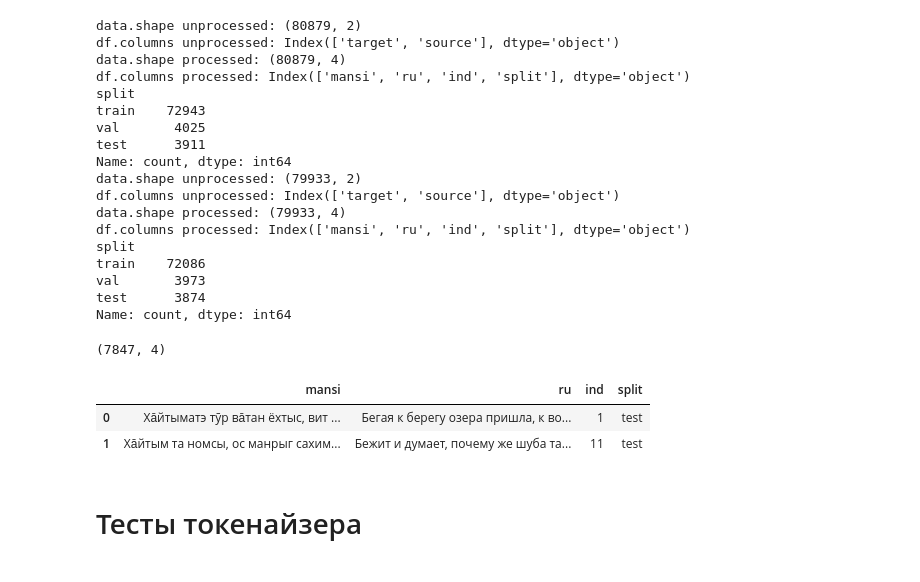
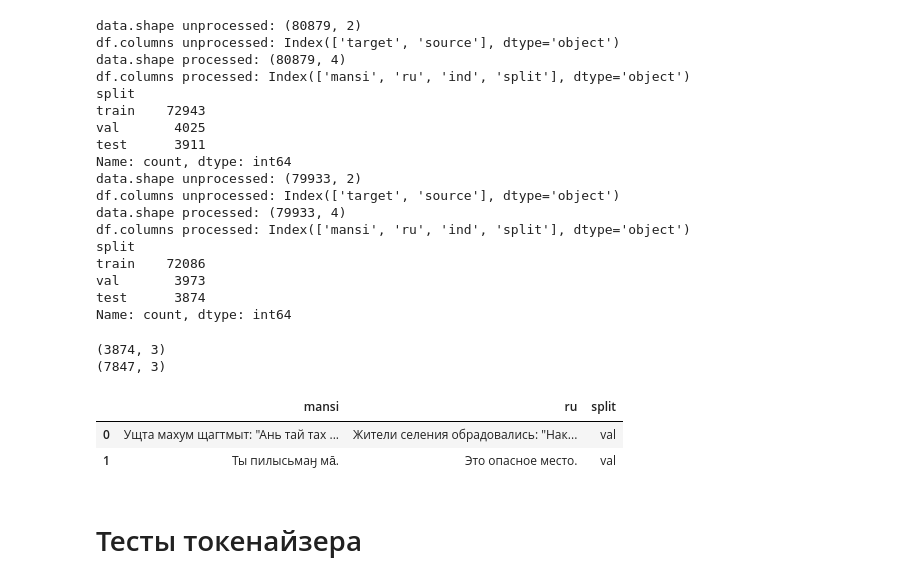
Before and after one commit to AkiRusProd/mansi-translator, a Jupyter notebook: research/lesha_baseline_nllb-russian-tyvan-finetune-tutorial-colab.ipynb, the cells around one changed output. Saved outputs shown, nothing was run; the diff lists cells and outputs as text; code cells hidden in the pictures.

Commit message:
new exps: model_7 on cleared_v3.1/small_macrons

```diff
--- a/research/lesha_baseline_nllb-russian-tyvan-finetune-tutorial-colab.ipynb
+++ b/research/lesha_baseline_nllb-russian-tyvan-finetune-tutorial-colab.ipynb
@@ -151,12 +159,22 @@ df_val_mansi_v2 = pd.read_csv("cleared_v2_val_005.csv")
-# %%
-df_test_val_v2 = pd.concat([df_test_mansi_v2, df_val_mansi_v2])
-print(df_test_val_v2.shape)
-df_test_val_v2.head(2)
-# %% [output]
-(7847, 4)
-|  | mansi | ru | ind | split |
-| 0 | Ха̄йтыматэ тӯр ва̄тан ёхтыс, вит ... | Бегая к берегу озера пришла, к во... | 1 | test |
-| 1 | Ха̄йтым та номсы, ос манрыг сахим... | Бежит и думает, почему же шуба та... | 11 | test |
+# %%
+df_train_mansi_v3_1 = pd.read_csv("cleared_v3.1/small_macrons_changed/cleared_v3_train_09.csv")
+df_test_mansi_v3_1 = pd.read_csv("cleared_v3.1/small_macrons_changed/cleared_v3_test_005.csv")
+df_val_mansi_v3_1 = pd.read_csv("cleared_v3.1/small_macrons_changed/cleared_v3_val_005.csv")
+
+df_train_mansi_v3_1 = df_train_mansi_v3_1.rename(columns={"rus": "ru"})
+df_test_mansi_v3_1 = df_test_mansi_v3_1.rename(columns={"rus": "ru"})
+df_val_mansi_v3_1 = df_val_mansi_v3_1.rename(columns={"rus": "ru"})
+
+df_test_val_v3_1 = pd.concat([df_test_mansi_v3_1, df_val_mansi_v3_1])
+print(df_test_mansi_v3_1.shape)
+print(df_test_val_v3_1.shape)
+df_val_mansi_v3_1.head(2)
+# %% [output]
+(3874, 3)
+(7847, 3)
+|  | mansi | ru | split |
+| 0 | Ущта махум щагтмыт: "Ань тай тах ... | Жители селения обрадовались: "Нак... | val |
+| 1 | Ты пилысьмаӈ ма̄. | Это опасное место. | val |
 # %% [markdown]
 # Тесты токенайзера
 # %%
```
Also changed, not shown: parts of 26 cells of this notebook.
